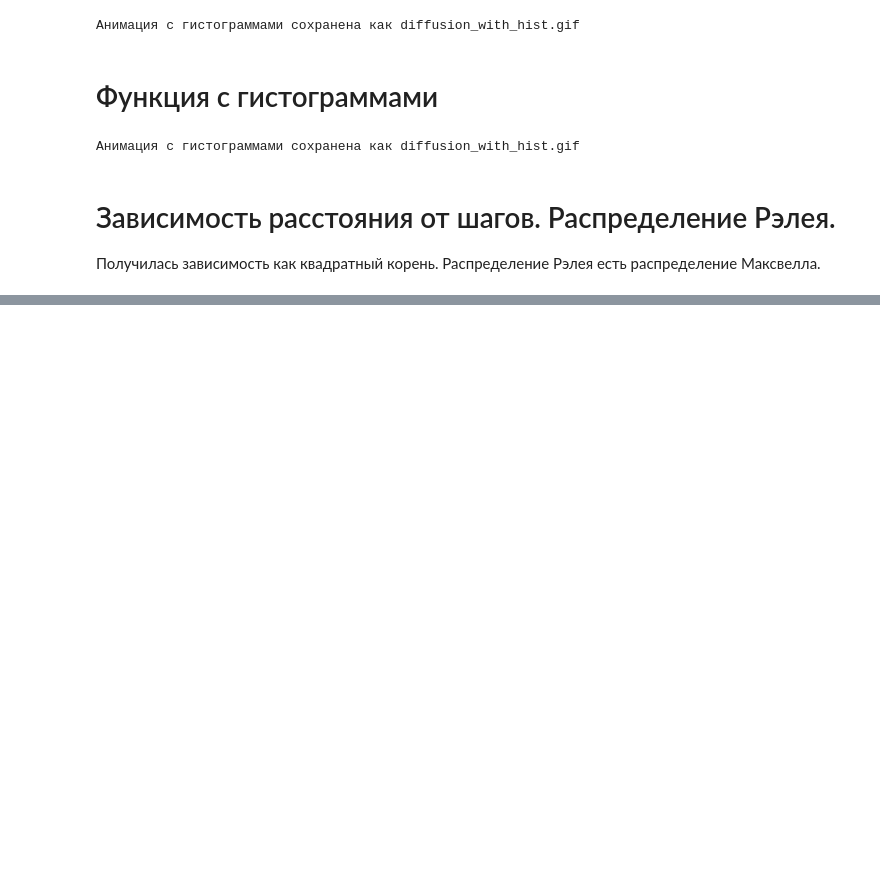
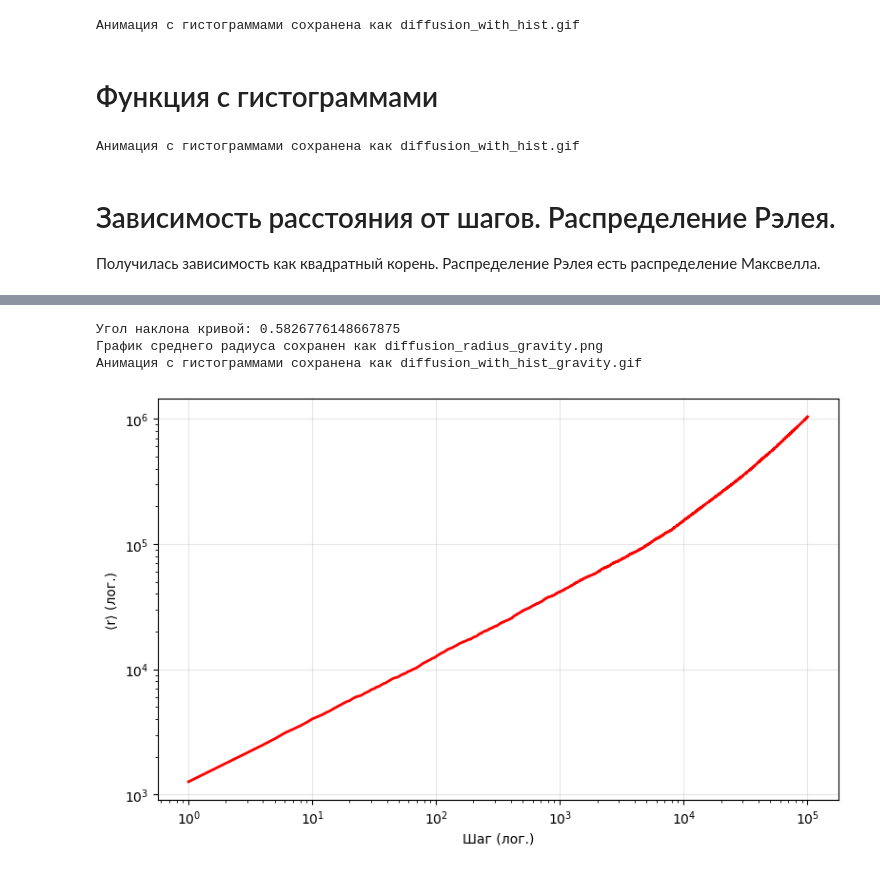
Before and after one commit to NevssZeppeli/computer_simulation_nsu, a Jupyter notebook: diffusion.ipynb, the cells around one changed output, grey strips where cells are left out. Saved outputs shown, nothing was run; the diff lists cells and outputs as text; code cells hidden in the pictures; blank space fills up the shorter version.

Commit message:
diffusion finished

```diff
--- a/diffusion.ipynb
+++ b/diffusion.ipynb
@@ -261 +261,32 @@ diffusion_radius(trajectories, steps, filename="diffusion_radius.png")
 [figure]
+# %%
+dh = 1000
+N = 1000
+steps = 100000
+g = 10.0
+
+def diffusion_gravity(dh, N, steps, g=0.0):
+    """
+    dh - максимальный шаг частицы
+    N - количество частиц
+    steps - количество шагов
+    """
+
+    trajectories = np.zeros((N, steps, 2))
+    random_steps = np.random.normal(0, dh, (N, steps-1, 2))
+
+    drift = np.zeros((N, steps - 1, 2))
+    drift[:, :, 1] = -g
+    trajectories[:, 1:, :] = np.cumsum(random_steps + drift, axis=1)
+
+    return trajectories
+
+trajectories = diffusion_gravity(dh, N, steps, g)
+
+diffusion_radius(trajectories, steps, filename="diffusion_radius_gravity.png")
+draw_animation_full(trajectories, steps, frame_step=200, filename='diffusion_with_hist_gravity.gif', bins=60)
+# %% [output]
+Угол наклона кривой: 0.5826776148667875
+График среднего радиуса сохранен как diffusion_radius_gravity.png
+Анимация с гистограммами сохранена как diffusion_with_hist_gravity.gif
+[figure, added]
```
Also changed, not shown: parts of 1 cell of this notebook.
